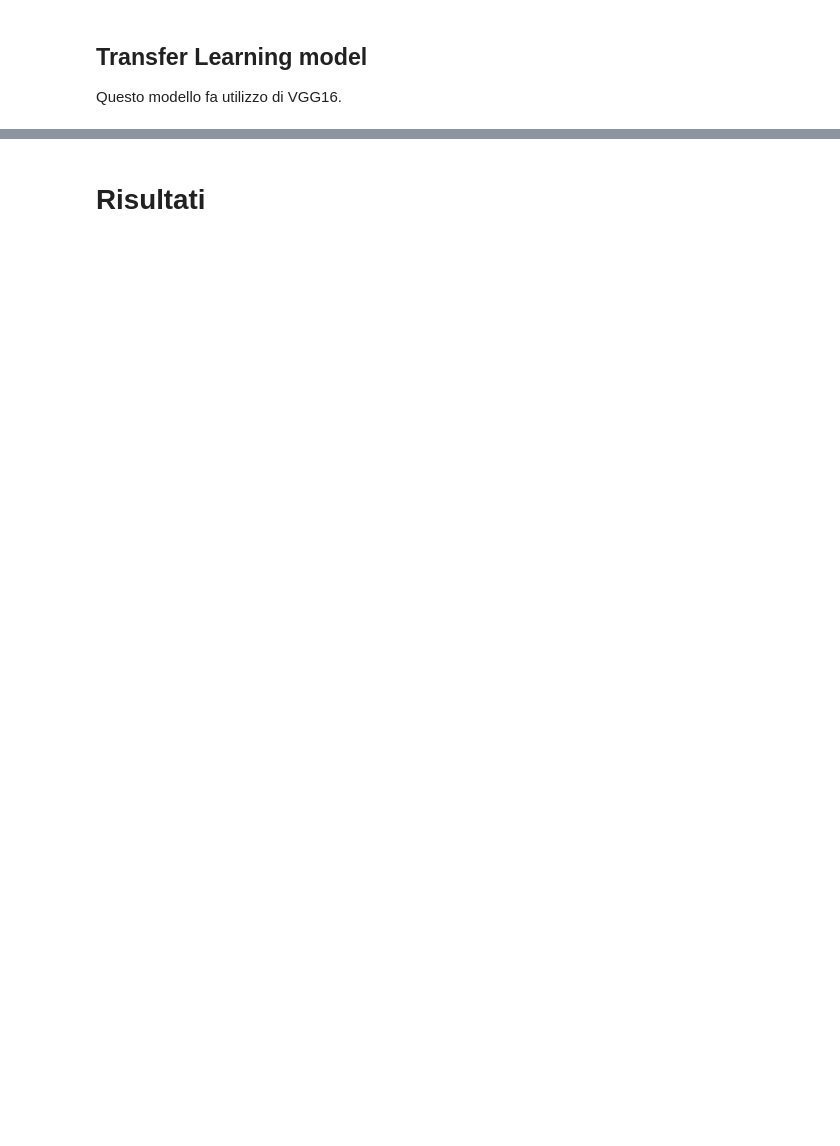
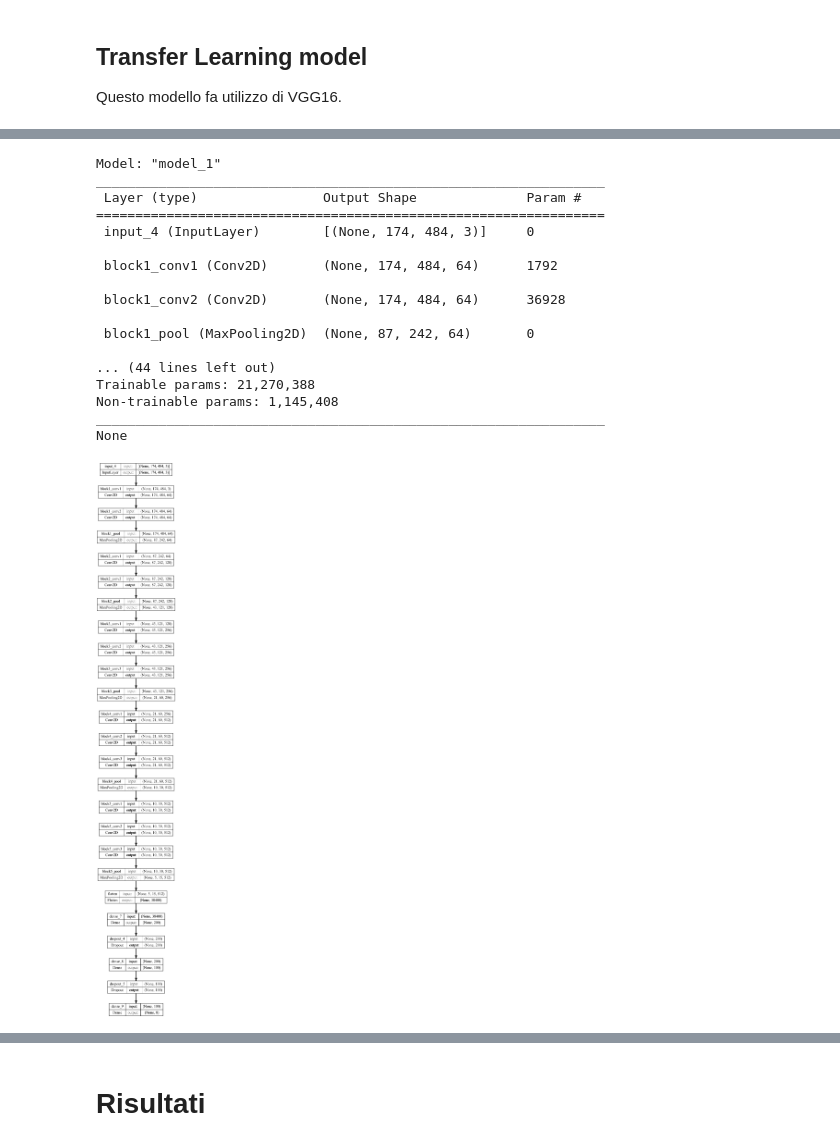
Before and after one commit to ThetaRangers/ML, a Jupyter notebook: mgrr.ipynb, the cells around one changed output, grey strips where cells are left out. Drawn from its saved outputs; the diff is of its cells as text; code cells hidden in the pictures; blank space fills up the shorter version.

```diff
--- a/mgrr.ipynb
+++ b/mgrr.ipynb
@@ -803,0 +1113,23 @@ keras.utils.plot_model(model_vgg, show_shapes=True)
+# %%
+model_vgg_16 = tuner.hypermodel.build(best_hps)
+print(model_vgg_16.summary())
+keras.utils.plot_model(model_vgg_16, show_shapes=True)
+# %% [output]
+Model: "model_1"
+_________________________________________________________________
+ Layer (type)                Output Shape              Param #
+=================================================================
+ input_4 (InputLayer)        [(None, 174, 484, 3)]     0
+
+ block1_conv1 (Conv2D)       (None, 174, 484, 64)      1792
+
+ block1_conv2 (Conv2D)       (None, 174, 484, 64)      36928
+
+ block1_pool (MaxPooling2D)  (None, 87, 242, 64)       0
+
+... (44 lines left out)
+Trainable params: 21,270,388
+Non-trainable params: 1,145,408
+_________________________________________________________________
+None
+[figure, added]
```
Also changed, not shown: parts of 47 cells of this notebook, 2 other files.
